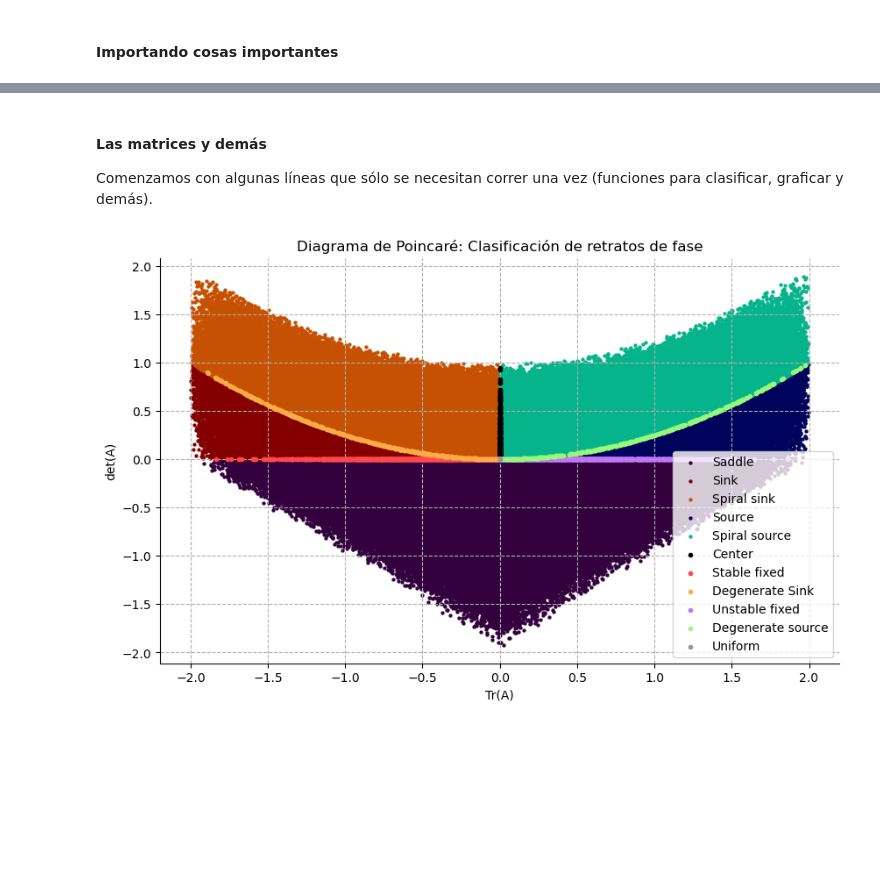
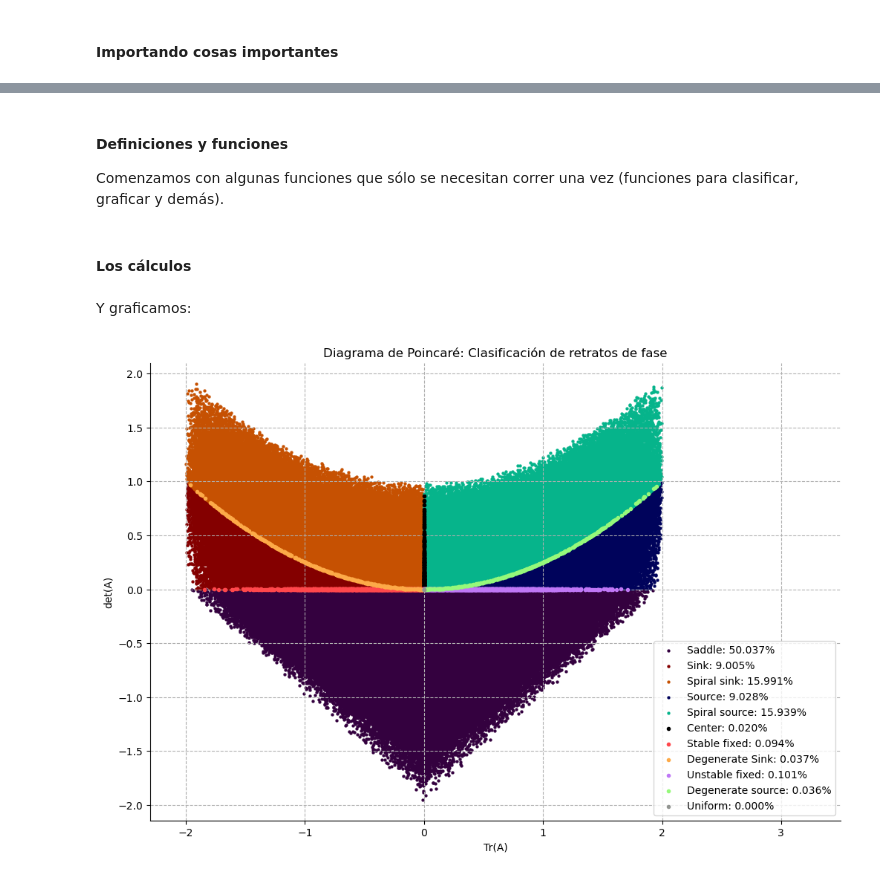
Before and after one commit to rifusaki/college, a Jupyter notebook: herrcomp/Tareas/06_Matriz/matrixspectra.ipynb, the cells around one changed output, grey strips where cells are left out. Drawn from its saved outputs; the diff is of its cells as text; code cells hidden in the pictures; blank space fills up the shorter version.

Commit message:
completed matrix spectra

```diff
--- a/herrcomp/Tareas/06_Matriz/matrixspectra.ipynb
+++ b/herrcomp/Tareas/06_Matriz/matrixspectra.ipynb
@@ -6,6 +8,6 @@ import matplotlib.pyplot as plt
 # %% [markdown]
-#### Las matrices y demás
-Comenzamos con algunas líneas que sólo se necesitan correr una vez (funciones para clasificar, graficar y demás).
+#### Definiciones y funciones
+Comenzamos con algunas funciones que sólo se necesitan correr una vez (funciones para clasificar, graficar y demás).
 # %%
 '''
 Clasificación de matrices
@@ -18,7 +20,7 @@ def classifier(matrixarr, tol):
     # Hacer un array "máscara" para cada uno de los casos
     # En áreas
     saddle = det < 0
-    sink = np.logical_and(det > 0, np.logical_and(tr < 0, delta > 0))
+    sink = np.logical_and(det > 0, np.logical_and(tr < 0, delta > 0))   # Retornan un array de booleanos dependiendo de las condiciones
     spiral_sink = np.logical_and(det > 0, np.logical_and(tr < 0, delta < 0))
     source = np.logical_and(det > 0, np.logical_and(tr > 0, delta > 0))
     spiral_source = np.logical_and(det > 0, np.logical_and(tr > 0, delta < 0))
@@ -37,6 +39,7 @@ def classifier(matrixarr, tol):
 '''
 Graficación
 '''
+# Configuración de estilos de la gráfica
 def style(fig,xlb='x',ylb='y', titl='y v x'):
     fig.spines['top'].set_visible(False)
     fig.spines['right'].set_visible(False)
@@ -45,15 +48,20 @@ def style(fig,xlb='x',ylb='y', titl='y v x'):
     fig.set_ylabel(ylb)
     fig.set_xlabel(xlb)
     fig.legend(loc='lower right')
+    fig.set_xlim([-2.3,3.5])
 
-def matrixplot(fig,tr,det, mask_a, mask_l):
+# La gráfica en si
+def matrixplot(fig1,tr,det, mask_a, mask_l):
+    area_names = ('Saddle','Sink','Spiral sink','Source','Spiral source')
+    line_names = ('Center','Stable fixed','Degenerate Sink','Unstable fixed','Degenerate source', 'Uniform')
+
     for i,col,leg in zip(range(len(mask_a)),
-                         ('dark violet', 'dark red', 'dark orange', 'dark blue', 'green blue'),
-                         ('Saddle','Sink','Spiral sink','Source','Spiral source')):
-        fig.scatter(tr[mask_a[i]], det[mask_a[i]], marker='.', color='xkcd:'+col, label=leg, linewidth=0.1, zorder=1)   # Aplicar las máscaras a los datos originales
+                         ('dark violet', 'dark red', 'dark orange', 'dark blue', 'green blue'), area_names):    # Aplicar las máscaras (arrays booleanos) a los datos originales
+        fig1.scatter(tr[mask_a[i]], det[mask_a[i]], marker='.', color='xkcd:'+col, label=leg+f': {100*[np.count_nonzero(x == True)/len(x) for x in mask_a][i]:.3f}%', linewidth=0.1, zorder=1)
 
     for i,col,leg in zip(range(len(mask_l)),    # Los puntos que corresponden a áreas cercanas a las líneas son más gruesos
-                         ('black', 'light red', 'light orange', 'light purple', 'light green', 'grey'),
-                         ('Center','Stable fixed','Degenerate Sink','Unstable fixed','Degenerate source', 'Uniform')):
-        fig.scatter(tr[mask_l[i]], det[mask_l[i]], marker='.', color='xkcd:'+col, label=leg, linewidth=1, zorder=2)
+                         ('black', 'light red', 'light orange', 'light purple', 'light green', 'grey'), line_names):
+        fig1.scatter(tr[mask_l[i]], det[mask_l[i]], marker='.', color='xkcd:'+col, label=leg+f': {100*[np.count_nonzero(x == True)/len(x) for x in mask_l][i]:.3f}%', linewidth=1, zorder=2)
+# %% [markdown]
+#### Los cálculos
 # %%
@@ -62,9 +72,12 @@ matrices = np.random.uniform(-1, 1, size=(10**6, 2, 2))
 tr, det, type_area, type_line =  classifier(matrices, 1.0e-3)
+# %% [markdown]
+Y graficamos:
 # %%
-fig, (ax) = plt.subplots(1, 1, figsize=(10,6))
+fig, (ax1) = plt.subplots(1, 1, figsize=(12,8))
 
-matrixplot(ax,tr,det,type_area, type_line)
+matrixplot(ax1,tr,det,type_area, type_line)
+style(ax1, 'Tr(A)', 'det(A)', 'Diagrama de Poincaré: Clasificación de retratos de fase')
 
-style(ax, 'Tr(A)', 'det(A)', 'Diagrama de Poincaré: Clasificación de retratos de fase')
+fig.savefig('matrixspectra.png', dpi=300)
 # %% [output]
-[figure, old version]
+[figure, new version]
```
Also changed, not shown: parts of 2 cells of this notebook, 3 other files.
